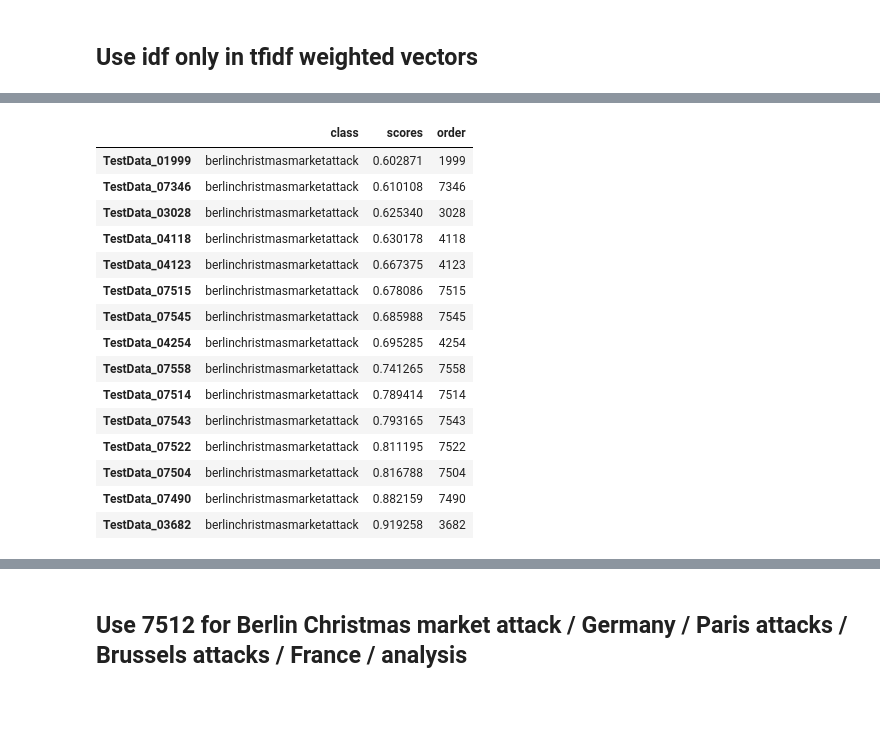
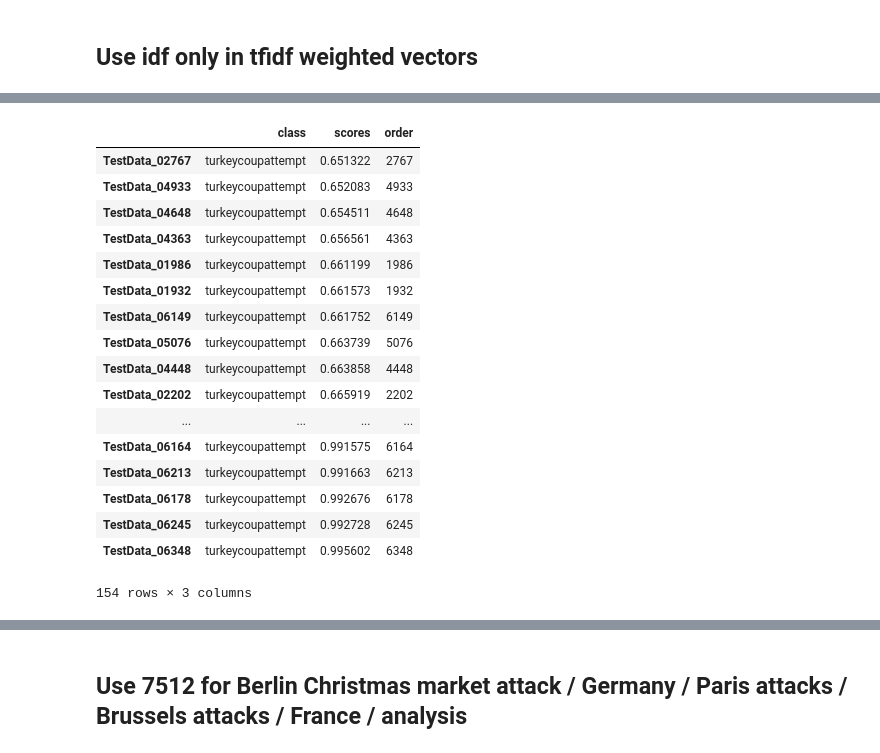
Before and after one commit to avsolatorio/data-science-challenge-growing-instability-05-13-2017, a Jupyter notebook: src/Topic Modeling and Clustering.ipynb, the cells around one changed output, grey strips where cells are left out. Cells and saved outputs as stored; diff of their text form; code cells hidden in the pictures; blank space fills up the shorter version.

```diff
--- a/src/Topic Modeling and Clustering.ipynb
+++ b/src/Topic Modeling and Clustering.ipynb
@@ -51,15 +51,15 @@ topic2actual
  'worldmigration': ['world', 'migration'],
  'zikavirus': ['zika', 'virus']}
 # %%
-manual_topics = {
-    'alshabaab': ['al', 'shabaab'],
-#     'earthquakes': ['earthquake'],
-#     'firefighters': ['firefighter'],
-    'rio20earthsummit': ['rio', '20', 'earth', 'summit'],
-    'zikavirus': ['zika']
-}
+# manual_topics = {
+#     'alshabaab': ['al', 'shabaab'],
+# #     'earthquakes': ['earthquake'],
+# #     'firefighters': ['firefighter'],
+#     'rio20earthsummit': ['rio', '20', 'earth', 'summit'],
+#     'zikavirus': ['zika']
+# }
 
-topic2actual.update(manual_topics)
+# topic2actual.update(manual_topics)
 # %%
 wvmodel.most_similar('shabaab')
 # %% [output]
@@ -125,6 +125,16 @@ ind2class = dict(enumerate(topics))
 class2ind = {j: i for i, j in ind2class.items()}
 # %% [markdown]
 ## Use idf only in tfidf weighted vectors
+# %%
+_fsmodel_cache = {}
+def get_fsvec(word):
+    if word in _fsmodel_cache:
+        fv = _fsmodel_cache[word]
+    else:
+        fv = fsmodel[word]
+        _fsmodel_cache[word] = fv
+
+    return fv
 # %%
 def transform_tfidf_word2vec(tokens, stopwords=[], trim=True):
 #     global wvmodel
@@ -168,7 +178,7 @@ def transform_tfidf_fasttext(tokens, stopwords=[], trim=True):
         )
 
     fs_feature_vec = fs_feature_vec.map(
-        lambda x: np.array([np.array(fsmodel[dictionary.id2token[id]]) * w for id, w in x]).mean(axis=0) if len(x) > 0 else np.nan
+        lambda x: np.array([np.array(get_fsvec(dictionary.id2token[id])) * w for id, w in x]).mean(axis=0) if len(x) > 0 else np.nan
     )
 
     return fs_feature_vec
@@ -205,7 +215,7 @@ def transform_fasttext(tokens, stopwords=[]):
     # This requires fsmodel to be present in the namespace.
     fs_feature_vec = tokens.map(
         lambda x: [w for w in x.split() if (w not in stopwords)]
-    ).map(lambda x: np.array([fsmodel[w] for w in x]).mean(axis=0) if len(x) > 0 else np.nan)
+    ).map(lambda x: np.array([get_fsvec(w) for w in x]).mean(axis=0) if len(x) > 0 else np.nan)
 
     return fs_feature_vec
 
@@ -479,5 +437,9 @@ dtype: float64
 # %%
 from collections import Counter
+# %%
+g = test_max_score_df_normed.max(axis=1)
+g = g[g > 0.65]
+w = test_max_class_df.ix[g.index]
 # %%
 sh = pd.DataFrame()
 q = w[w.apply(lambda x: min(x) == max(x), 1)]
@@ -570,22 +572,24 @@ Name: bodyText, dtype: float64
 # %%
-sh[sh['class'] == 'berlinchristmasmarketattack']
+sh[sh['class'] == 'turkeycoupattempt']
 # %% [output]
 |  | class | scores | order |
-| TestData_01999 | berlinchristmasmarketattack | 0.602871 | 1999 |
-| TestData_07346 | berlinchristmasmarketattack | 0.610108 | 7346 |
-| TestData_03028 | berlinchristmasmarketattack | 0.625340 | 3028 |
-| TestData_04118 | berlinchristmasmarketattack | 0.630178 | 4118 |
-| TestData_04123 | berlinchristmasmarketattack | 0.667375 | 4123 |
-| TestData_07515 | berlinchristmasmarketattack | 0.678086 | 7515 |
-| TestData_07545 | berlinchristmasmarketattack | 0.685988 | 7545 |
-| TestData_04254 | berlinchristmasmarketattack | 0.695285 | 4254 |
-| TestData_07558 | berlinchristmasmarketattack | 0.741265 | 7558 |
-| TestData_07514 | berlinchristmasmarketattack | 0.789414 | 7514 |
-| TestData_07543 | berlinchristmasmarketattack | 0.793165 | 7543 |
-| TestData_07522 | berlinchristmasmarketattack | 0.811195 | 7522 |
-| TestData_07504 | berlinchristmasmarketattack | 0.816788 | 7504 |
-| TestData_07490 | berlinchristmasmarketattack | 0.882159 | 7490 |
-| TestData_03682 | berlinchristmasmarketattack | 0.919258 | 3682 |
+| TestData_02767 | turkeycoupattempt | 0.651322 | 2767 |
+| TestData_04933 | turkeycoupattempt | 0.652083 | 4933 |
+| TestData_04648 | turkeycoupattempt | 0.654511 | 4648 |
+| TestData_04363 | turkeycoupattempt | 0.656561 | 4363 |
+| TestData_01986 | turkeycoupattempt | 0.661199 | 1986 |
+| TestData_01932 | turkeycoupattempt | 0.661573 | 1932 |
+| TestData_06149 | turkeycoupattempt | 0.661752 | 6149 |
+| TestData_05076 | turkeycoupattempt | 0.663739 | 5076 |
+| TestData_04448 | turkeycoupattempt | 0.663858 | 4448 |
+| TestData_02202 | turkeycoupattempt | 0.665919 | 2202 |
+| ... | ... | ... | ... |
+| TestData_06164 | turkeycoupattempt | 0.991575 | 6164 |
+| TestData_06213 | turkeycoupattempt | 0.991663 | 6213 |
+| TestData_06178 | turkeycoupattempt | 0.992676 | 6178 |
+| TestData_06245 | turkeycoupattempt | 0.992728 | 6245 |
+| TestData_06348 | turkeycoupattempt | 0.995602 | 6348 |
+154 rows × 3 columns
 # %%
 train_test_data
 # %% [output]
```
Also changed, not shown: parts of 27 cells of this notebook.
